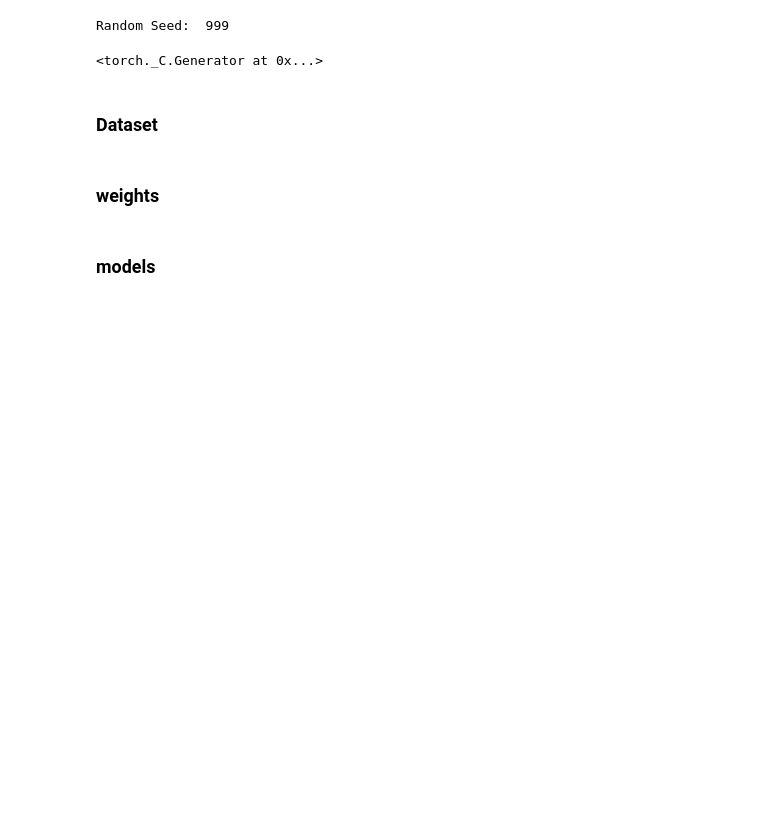
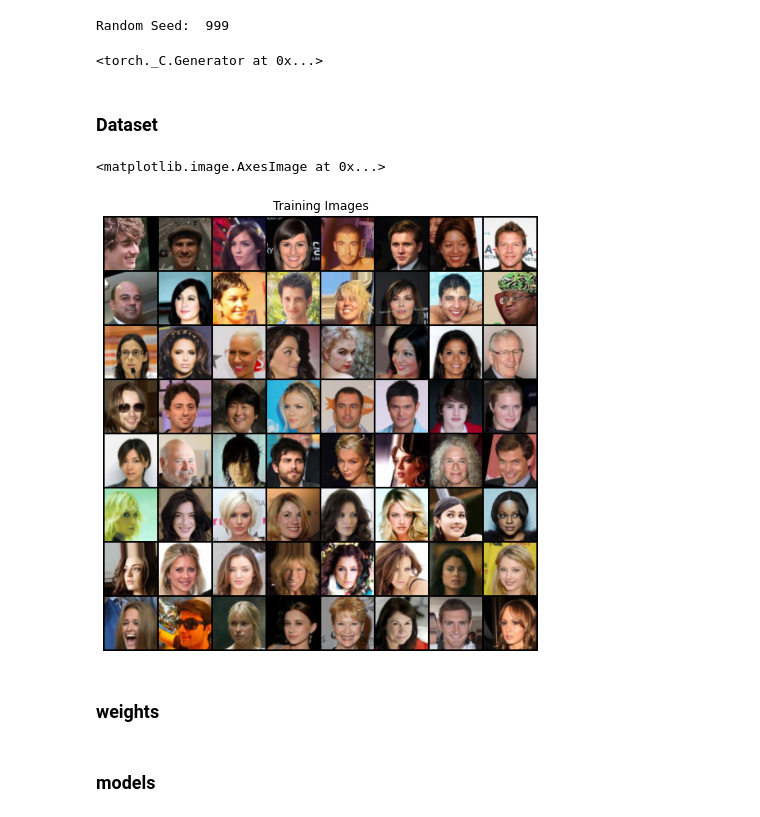
Before and after one commit to ShiboXing/Machine-Learning-Projects, a Jupyter notebook: Deep_Learning/GAN/DCGAN.ipynb, the cells around one changed output. Saved outputs shown, nothing was run; the diff lists cells and outputs as text; code cells hidden in the pictures; blank space fills up the shorter version.

```diff
--- a/Deep_Learning/GAN/DCGAN.ipynb
+++ b/Deep_Learning/GAN/DCGAN.ipynb
@@ -49,18 +49,20 @@ ngpu = 1
 # %%
 dataset = dset.ImageFolder(root=dataroot, transform=transforms.Compose([
     transforms.Resize(image_size), transforms.CenterCrop(image_size),
     transforms.ToTensor(), transforms.Normalize((0.5, 0.5, 0.5), (0.5, 0.5, 0.5)),
 ]))
 dataloader = torch.utils.data.DataLoader(dataset, batch_size=batch_size, shuffle=True, num_workers=workers)
 device = torch.device('cuda:0' if (torch.cuda.is_available() and ngpu > 0) else 'cpu')
 
 # Plot some training images
 real_batch = next(iter(dataloader))
 plt.figure(figsize=(8, 8))
 plt.axis('off')
 plt.title('Training Images')
 plt.imshow(np.transpose(vutils.make_grid(real_batch[0].to(device)[:64], padding=2, normalize=True).cpu(), (1, 2, 0)))
-set_trace()
+# %% [output]
+<matplotlib.image.AxesImage at 0x...>
+[figure, added]
 # %% [markdown]
 ### weights
 # %%
```
Also changed, not shown: parts of 3 cells of this notebook.
